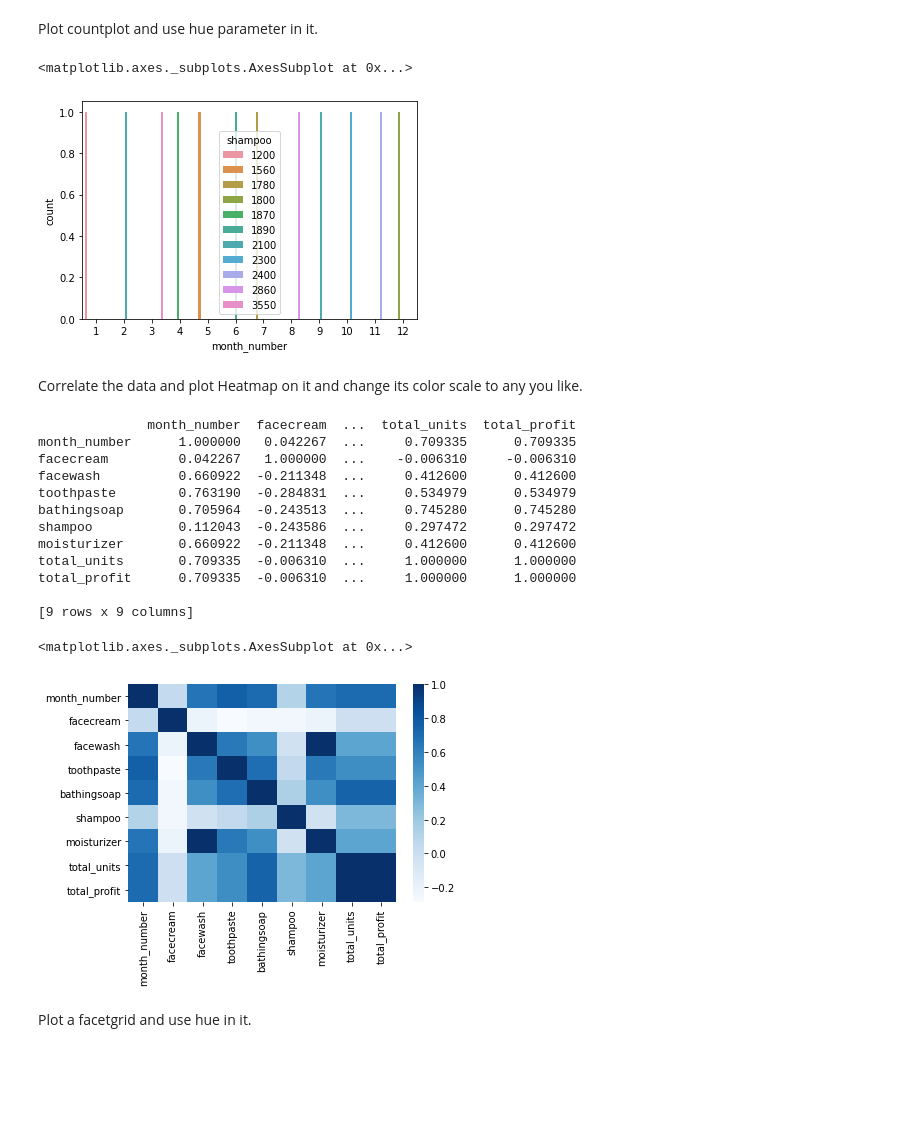
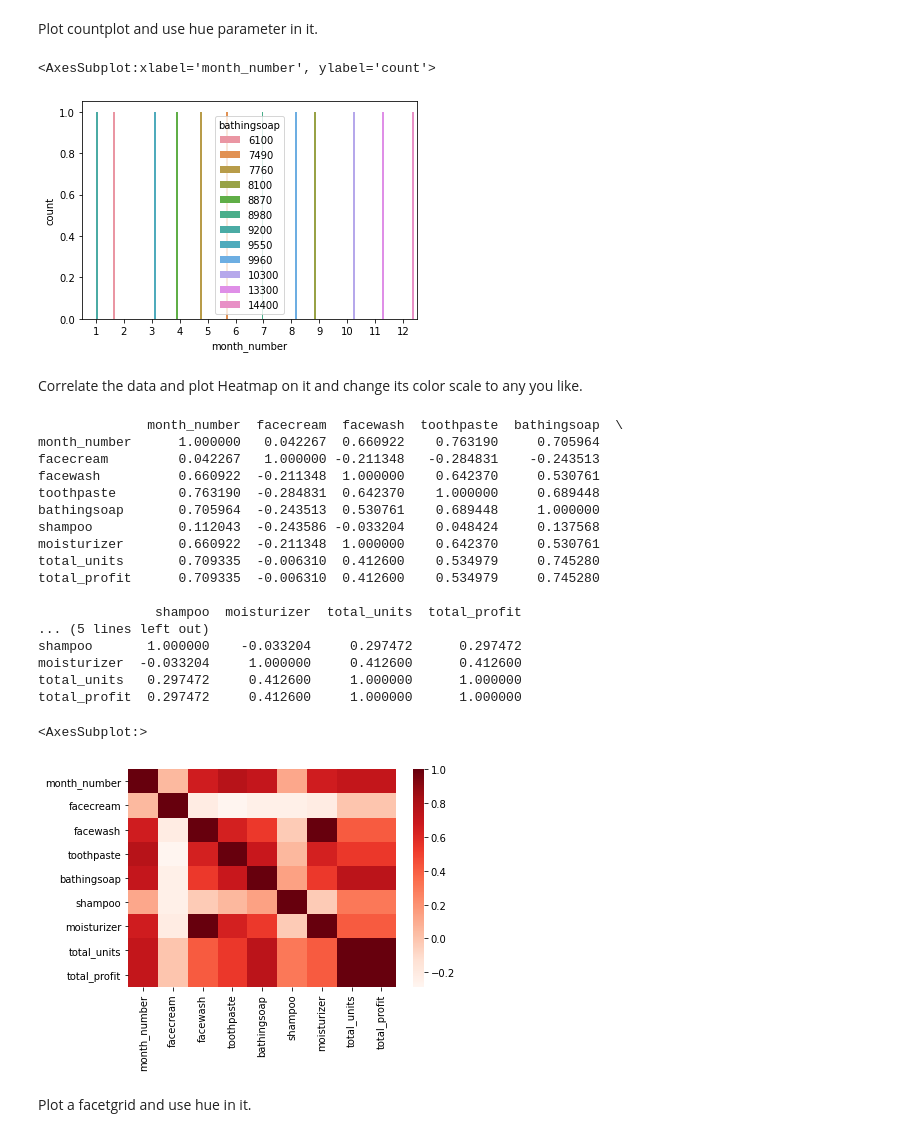
Before and after one commit to itsDrag13/CureyaWeek2, a Jupyter notebook: KHWeek2.ipynb, the cells around one changed output. Drawn from its saved outputs; the diff is of its cells as text; code cells hidden in the pictures; blank space fills up the shorter version.

```diff
--- a/KHWeek2.ipynb
+++ b/KHWeek2.ipynb
@@ -49,8 +49,7 @@ odd_no
 ## Read csv file
 # %%
 import pandas as pd
-url = "/company_sales_data.csv"
-data = pd.read_csv(url)
+data = pd.read_csv(r"C:\Users\Drag\Desktop\Week 2\company_sales_data.csv")
 data
 # %% [output]
 |  | month_number | facecream | facewash | toothpaste | bathingsoap | shampoo | moisturizer | total_units | ... |
@@ -414,31 +423,36 @@ sns.swarmplot(x="month_number", y="total_units", data=data)
 # %% [markdown]
 Plot countplot and use hue parameter in it.
 # %%
-sns.countplot(x="month_number", hue="shampoo", data=data)
+sns.countplot(x="month_number", hue="bathingsoap", data=data)
 # %% [output]
-<matplotlib.axes._subplots.AxesSubplot at 0x...>
+<AxesSubplot:xlabel='month_number', ylabel='count'>
-[figure, old version]
+[figure, new version]
 # %% [markdown]
 Correlate the data and plot Heatmap on it and change its color scale to any you
 like.
 # %%
 print(data.corr())
-sns.heatmap(data=data.corr(), cmap="Blues")
+sns.heatmap(data=data.corr(), cmap="Reds")
 # %% [output]
-              month_number  facecream  ...  total_units  total_profit
-month_number      1.000000   0.042267  ...     0.709335      0.709335
-facecream         0.042267   1.000000  ...    -0.006310     -0.006310
-facewash          0.660922  -0.211348  ...     0.412600      0.412600
-toothpaste        0.763190  -0.284831  ...     0.534979      0.534979
-bathingsoap       0.705964  -0.243513  ...     0.745280      0.745280
-shampoo           0.112043  -0.243586  ...     0.297472      0.297472
-moisturizer       0.660922  -0.211348  ...     0.412600      0.412600
-total_units       0.709335  -0.006310  ...     1.000000      1.000000
-total_profit      0.709335  -0.006310  ...     1.000000      1.000000
+              month_number  facecream  facewash  toothpaste  bathingsoap  \
+month_number      1.000000   0.042267  0.660922    0.763190     0.705964
+facecream         0.042267   1.000000 -0.211348   -0.284831    -0.243513
+facewash          0.660922  -0.211348  1.000000    0.642370     0.530761
+toothpaste        0.763190  -0.284831  0.642370    1.000000     0.689448
+bathingsoap       0.705964  -0.243513  0.530761    0.689448     1.000000
+shampoo           0.112043  -0.243586 -0.033204    0.048424     0.137568
+moisturizer       0.660922  -0.211348  1.000000    0.642370     0.530761
+total_units       0.709335  -0.006310  0.412600    0.534979     0.745280
+total_profit      0.709335  -0.006310  0.412600    0.534979     0.745280
 
-[9 rows x 9 columns]
+               shampoo  moisturizer  total_units  total_profit
+... (5 lines left out)
+shampoo       1.000000    -0.033204     0.297472      0.297472
+moisturizer  -0.033204     1.000000     0.412600      0.412600
+total_units   0.297472     0.412600     1.000000      1.000000
+total_profit  0.297472     0.412600     1.000000      1.000000
-<matplotlib.axes._subplots.AxesSubplot at 0x...>
+<AxesSubplot:>
-[figure, old version]
+[figure, new version]
 # %% [markdown]
 Plot a facetgrid and use hue in it.
 # %%
```
Also changed, not shown: parts of 10 cells of this notebook, 1 other file.
